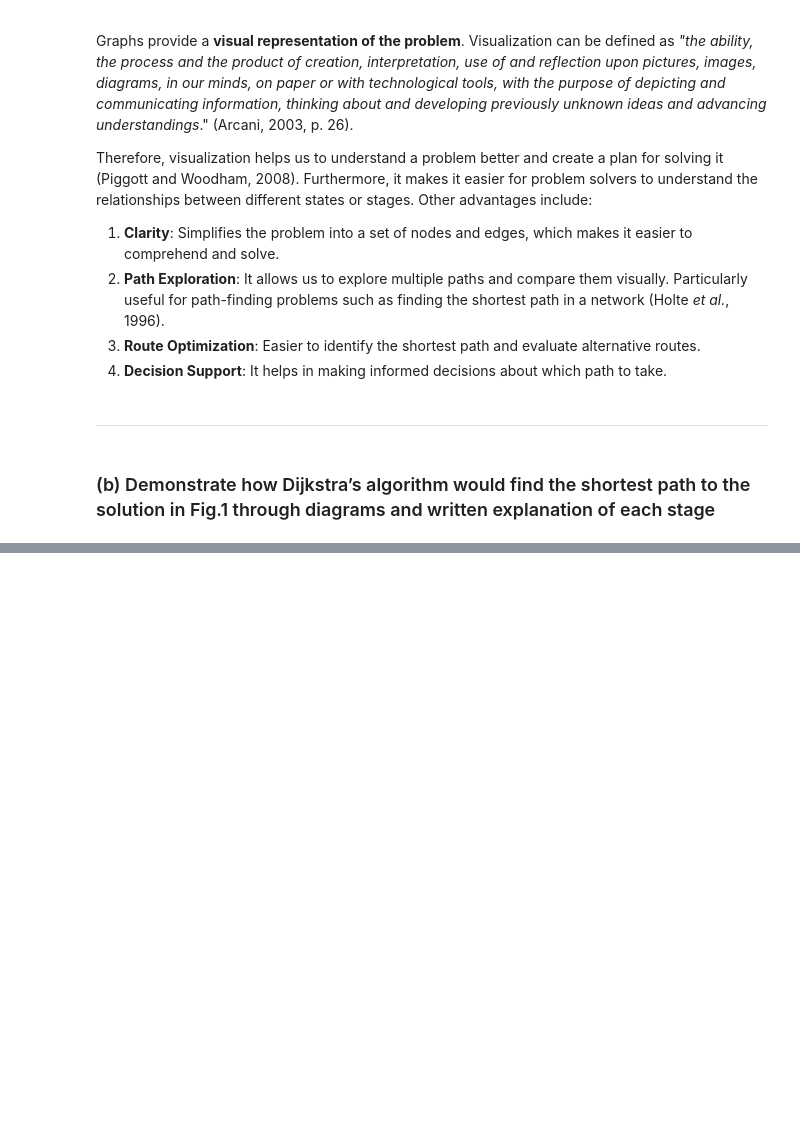
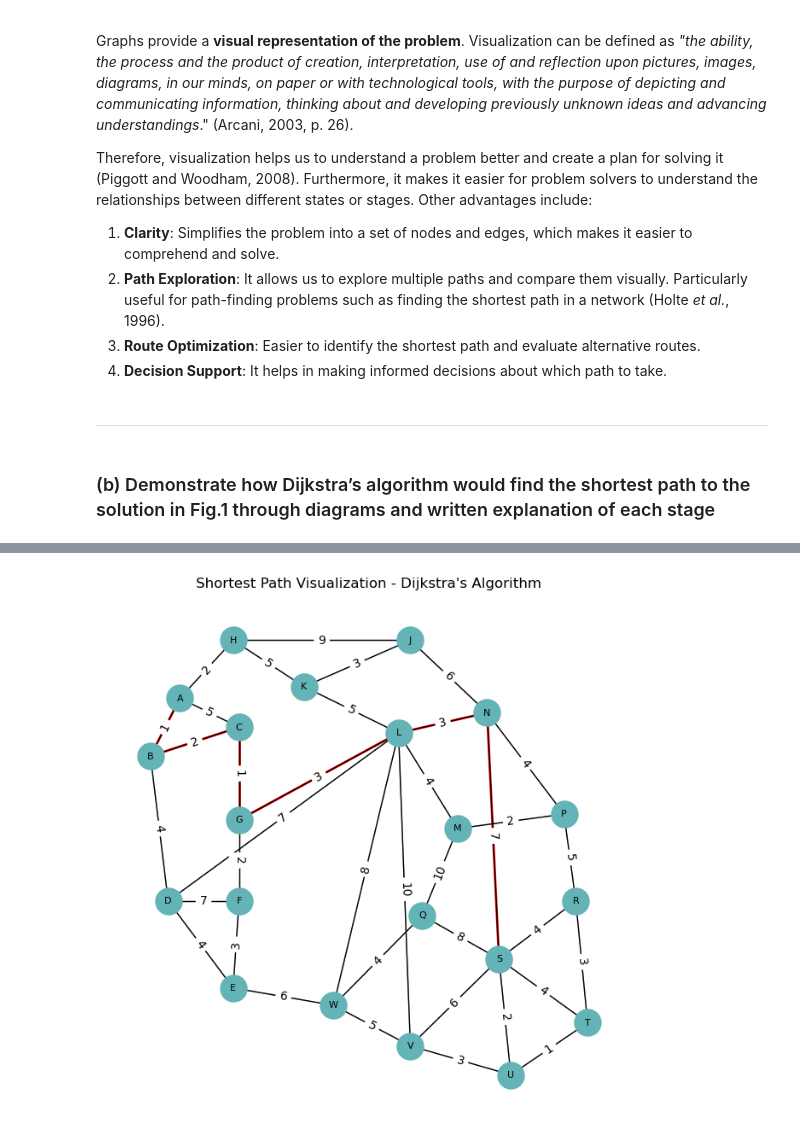
Before and after one commit to danrlei-martins-cct/AI_Lv8_CA2, a Jupyter notebook: Danrlei_Martins_AI_CA2.ipynb, the cells around one changed output, grey strips where cells are left out. Cells and saved outputs as stored; diff of their text form; code cells hidden in the pictures; blank space fills up the shorter version.

```diff
--- a/Danrlei_Martins_AI_CA2.ipynb
+++ b/Danrlei_Martins_AI_CA2.ipynb
@@ -59,0 +89,3 @@ Therefore, visualization helps us to understand a problem better and create a pl
+# %%
+# Create a graph
+G = nx.Graph()
@@ -60,3 +149,25 @@ Therefore, visualization helps us to understand a problem better and create a pl
+# %%
+# Draw the graph
+plt.figure(figsize=(8, 8))
+labels = nx.get_edge_attributes(G, 'weight')
+pos = custom_node_positions
+
+# Draw all edges in light gray
+nx.draw_networkx_edges(G, pos, edgelist=G.edges(), edge_color='#bfb5be')
+
+# Highlight the shortest path in red
+nx.draw_networkx_edges(G, pos, edgelist=[(shortest_path[i], shortest_path[i + 1]) for i in range(len(shortest_path) - 1)],
+                       edge_color='red', width=2)
+
+# Draw nodes and edge labels
+nx.draw(G, pos, with_labels=True, node_size=500, node_color='#64b3b7', font_size=8, font_color='black')
+nx.draw_networkx_edge_labels(G, pos, edge_labels=labels, font_color='black')
+
+plt.title("Shortest Path Visualization - Dijkstra's Algorithm")
+plt.axis("off")
+plt.show();
+# %% [output]
+[figure, added]
 # %% [markdown]
 ## References
 Arcavi, A. (2003). _The role of visual representations in the learning of mathematics_. Educational Studies in Mathematics, [online] 52, pp.215–241. doi:https://doi.org/10.1023/A:1024312321077  (Accessed: 08 November 2023).
```
Also changed, not shown: parts of 7 cells of this notebook.
